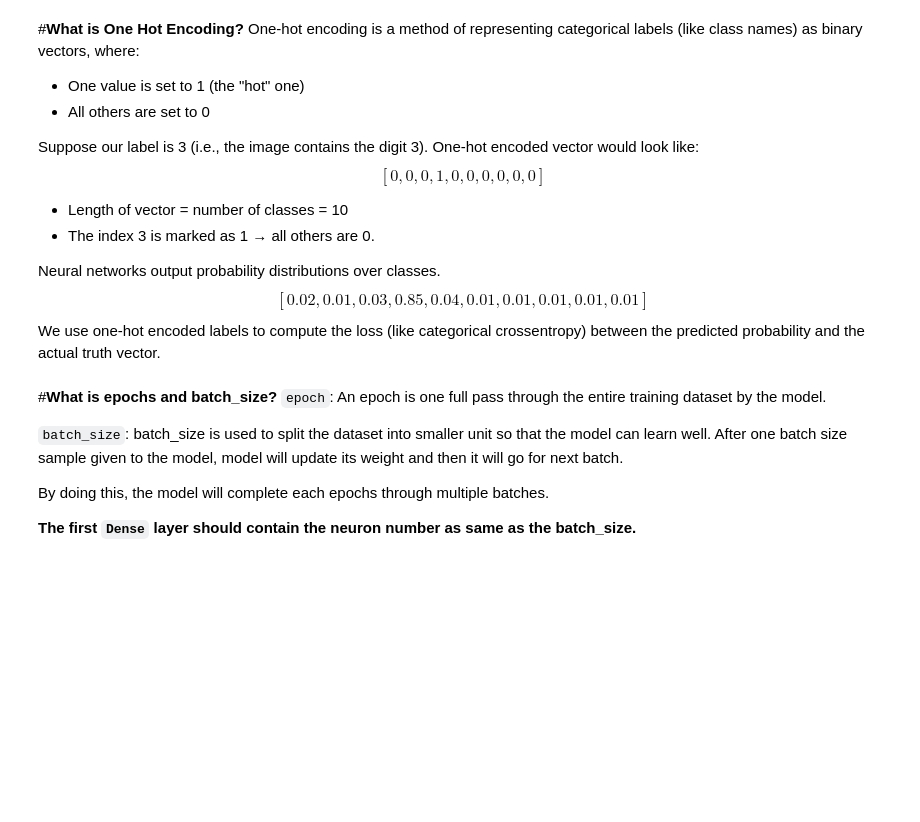
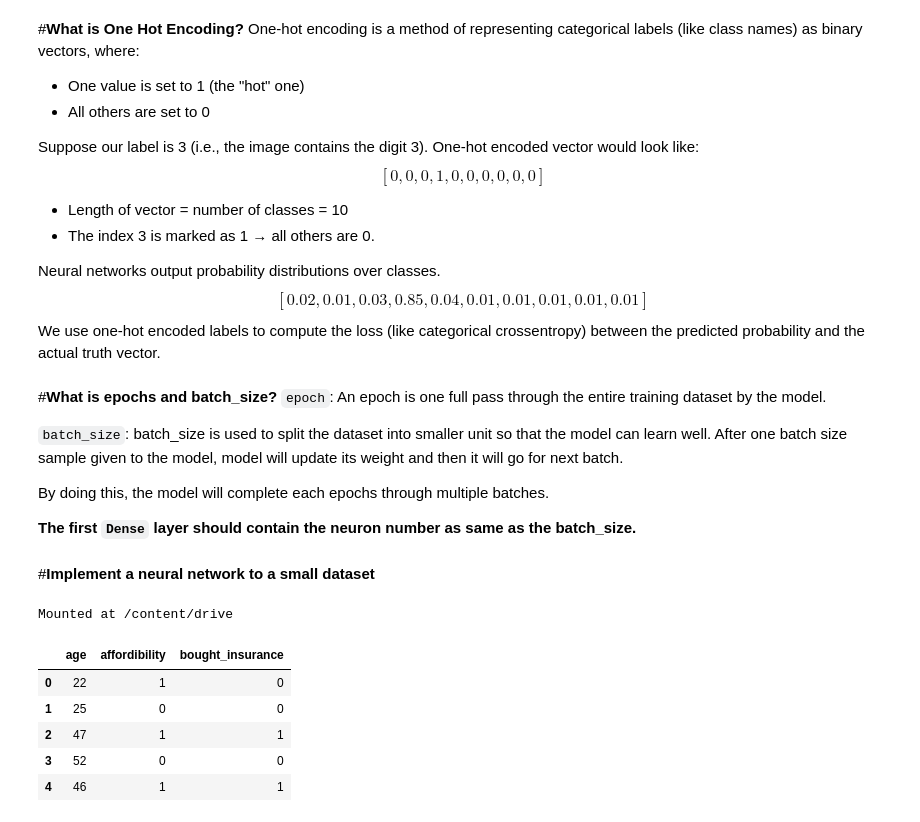
Before and after one commit to Numanur/data-science-ml, a Jupyter notebook: Deep_Learning.ipynb, the cells around one changed output. Saved outputs shown, nothing was run; the diff lists cells and outputs as text; code cells hidden in the pictures; blank space fills up the shorter version.

```diff
--- a/Deep_Learning.ipynb
+++ b/Deep_Learning.ipynb
@@ -401,3 +403,20 @@ We use one-hot encoded labels to compute the loss (like categorical crossentropy
 By doing this, the model will complete each epochs through multiple batches.
 
 **The first `Dense` layer should contain the neuron number as same as the batch_size.**
+# %% [markdown]
+#**Implement a neural network to a small dataset**
+# %%
+from google.colab import drive
+drive.mount('/content/drive')
+# %% [output]
+Mounted at /content/drive
+# %%
+df = pd.read_csv('/content/drive/MyDrive/Colab Datasets/insurance_data_2.csv')
+df.head()
+# %% [output]
+|  | age | affordibility | bought_insurance |
+| 0 | 22 | 1 | 0 |
+| 1 | 25 | 0 | 0 |
+| 2 | 47 | 1 | 1 |
+| 3 | 52 | 0 | 0 |
+| 4 | 46 | 1 | 1 |
```
Also changed, not shown: parts of 17 cells of this notebook.
